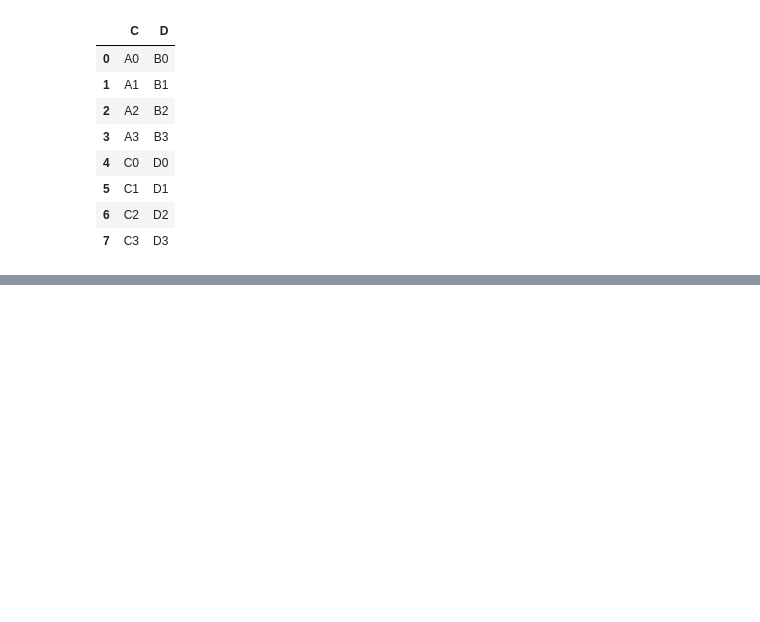
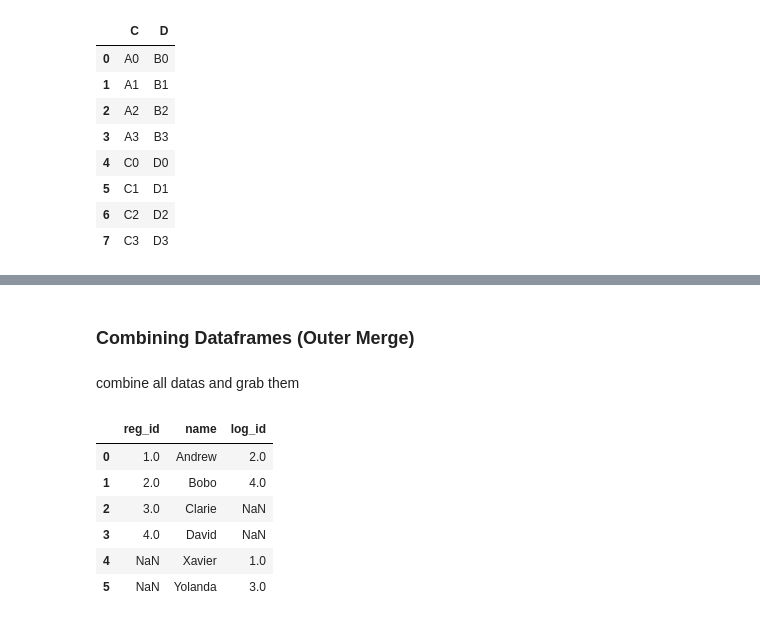
Before and after one commit to gloriabee/ML_Engineer_Journey, a Jupyter notebook: Pandas.ipynb, the cells around one changed output, grey strips where cells are left out. Saved outputs shown, nothing was run; the diff lists cells and outputs as text; code cells hidden in the pictures; blank space fills up the shorter version.

Commit message:
Dataframe merging, text and datetime methods with pandas

```diff
--- a/Pandas.ipynb
+++ b/Pandas.ipynb
@@ -1175,0 +1192,3 @@ mydf
+# %%
+registrations= pd.DataFrame({'reg_id':[1,2,3,4],'name':['Andrew','Bobo','Clarie','David']})
+logins= pd.DataFrame({'log_id':[1,2,3,4],'name':['Xavier','Andrew','Yolanda','Bobo']})
@@ -1175,0 +1245,14 @@ mydf
+# %% [markdown]
+### Combining Dataframes (Outer Merge)
+# %% [markdown]
+combine all datas and grab them
+# %%
+pd.merge(registrations,logins,how='outer',on='name')
+# %% [output]
+|  | reg_id | name | log_id |
+| 0 | 1.0 | Andrew | 2.0 |
+| 1 | 2.0 | Bobo | 4.0 |
+| 2 | 3.0 | Clarie | NaN |
+| 3 | 4.0 | David | NaN |
+| 4 | NaN | Xavier | 1.0 |
+| 5 | NaN | Yolanda | 3.0 |
```
Also changed, not shown: parts of 78 cells of this notebook.
